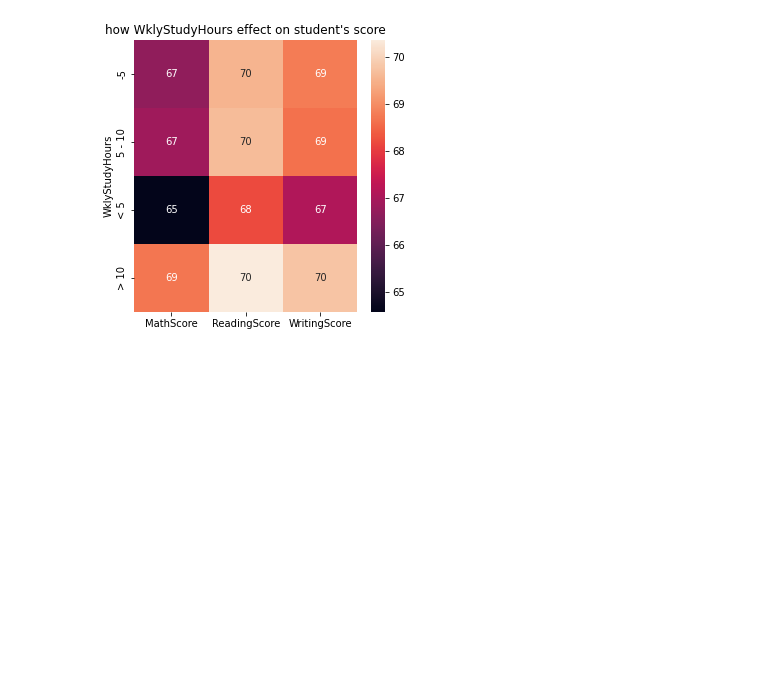
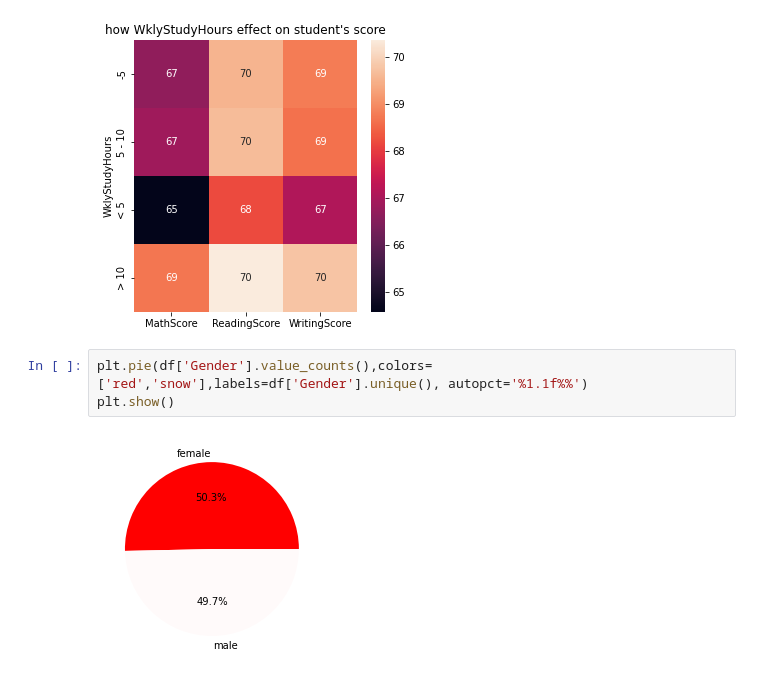
Before and after one commit to OnlyAnas/SDAIA-T5-Data-Science-and-AI-Bootcamp, a Jupyter notebook: Week2/2 - Foundations of Machine Learning/1- Introduction to Machine Learning/LAB/How to find Correlations in Data.ipynb, the cells around one changed output. Cells and saved outputs as stored; diff of their text form; blank space fills up the shorter version.

```diff
--- a/Week2/2 - Foundations of Machine Learning/1- Introduction to Machine Learning/LAB/How to find Correlations in Data.ipynb
+++ b/Week2/2 - Foundations of Machine Learning/1- Introduction to Machine Learning/LAB/How to find Correlations in Data.ipynb
@@ -340,3 +340,8 @@ plt.title("how WklyStudyHours effect on student's score")
 plt.show()
 # %% [output]
 [figure]
+# %%
+plt.pie(df['Gender'].value_counts(),colors=['red','snow'],labels=df['Gender'].unique(), autopct='%1.1f%%')
+plt.show()
+# %% [output]
+[figure, added]
```
Also changed, not shown: parts of 3 cells of this notebook.
